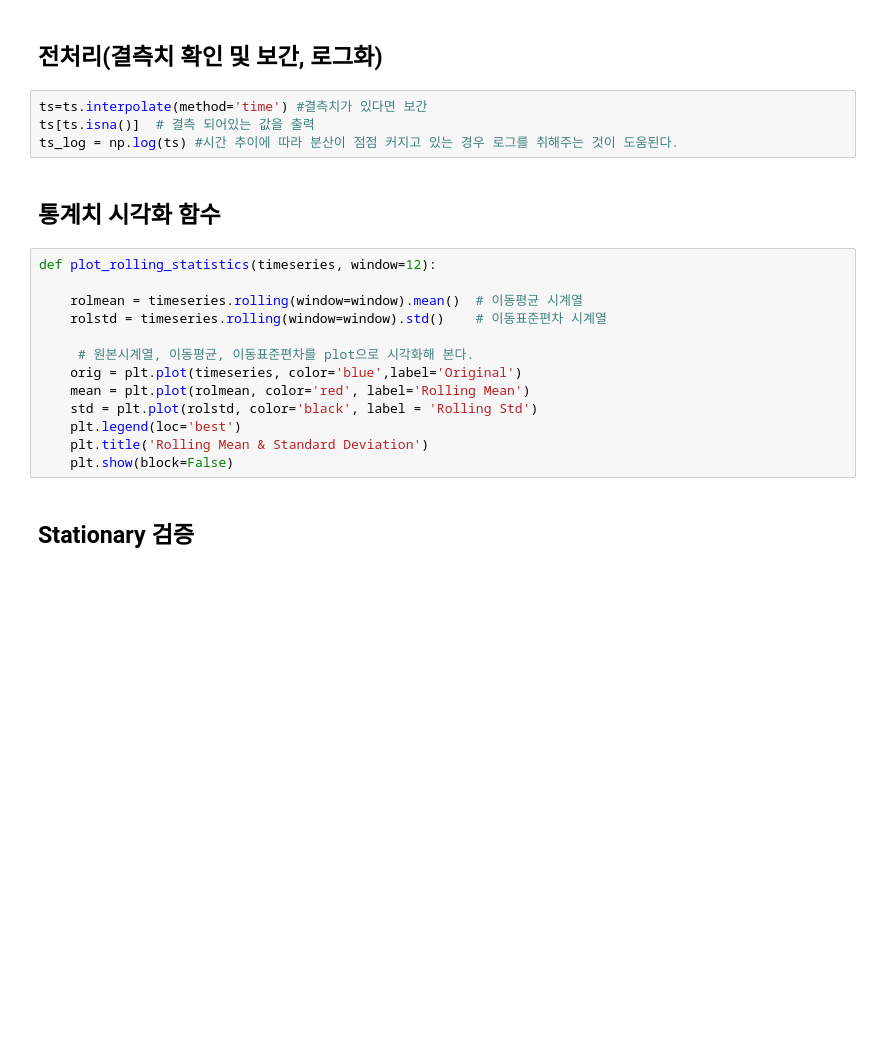
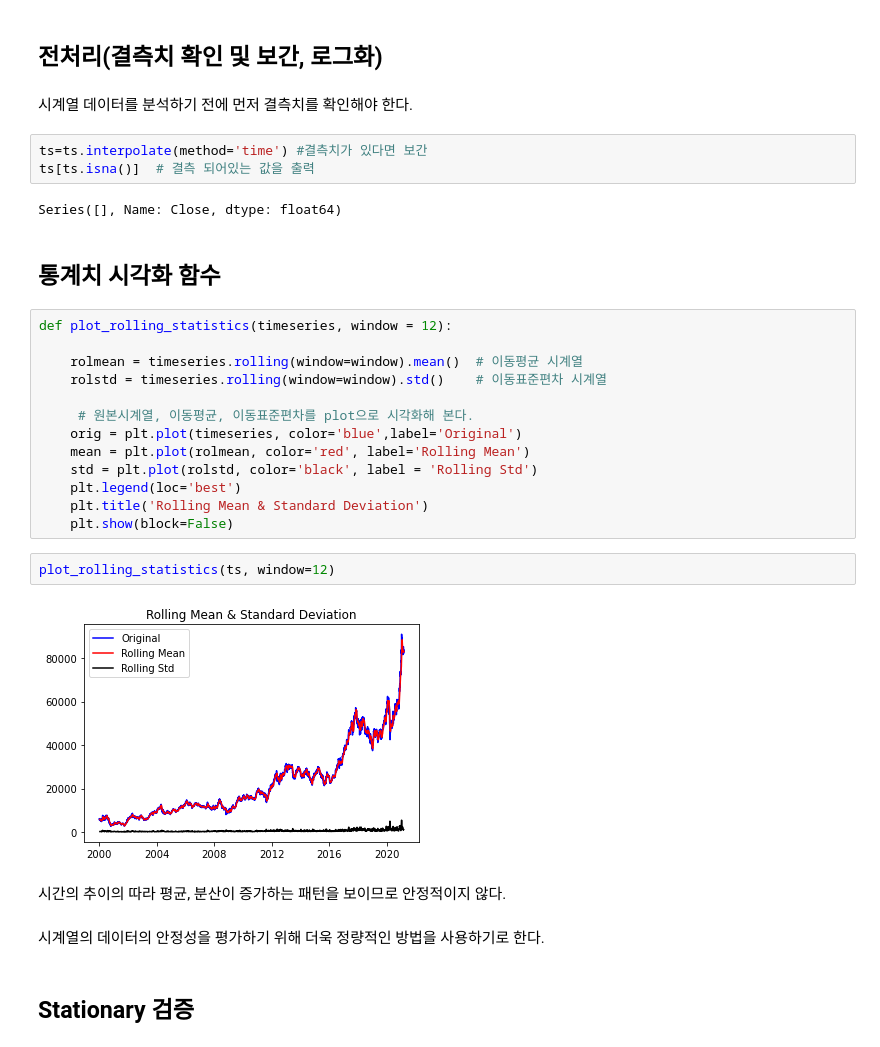
Before and after one commit to yeoooo/AI_Aiffel, a Jupyter notebook: (E13)Stock_Prediction_2021_02_25_yeoooo.ipynb, the cells around one changed output. Cells and saved outputs as stored; diff of their text form; blank space fills up the shorter version.

```diff
--- a/(E13)Stock_Prediction_2021_02_25_yeoooo.ipynb
+++ b/(E13)Stock_Prediction_2021_02_25_yeoooo.ipynb
@@ -23,14 +23,17 @@ Date
 Name: Close, dtype: float64
 # %% [markdown]
 ## 전처리(결측치 확인 및 보간, 로그화)
+# %% [markdown]
+시계열 데이터를 분석하기 전에 먼저 결측치를 확인해야 한다.
 # %%
 ts=ts.interpolate(method='time') #결측치가 있다면 보간
 ts[ts.isna()]  # 결측 되어있는 값을 출력
-ts_log = np.log(ts) #시간 추이에 따라 분산이 점점 커지고 있는 경우 로그를 취해주는 것이 도움된다.
+# %% [output]
+Series([], Name: Close, dtype: float64)
 # %% [markdown]
 ## 통계치 시각화 함수
 # %%
-def plot_rolling_statistics(timeseries, window=12):
+def plot_rolling_statistics(timeseries, window = 12):
 
     rolmean = timeseries.rolling(window=window).mean()  # 이동평균 시계열
     rolstd = timeseries.rolling(window=window).std()    # 이동표준편차 시계열
@@ -42,6 +45,14 @@ def plot_rolling_statistics(timeseries, window=12):
     plt.legend(loc='best')
     plt.title('Rolling Mean & Standard Deviation')
     plt.show(block=False)
+# %%
+plot_rolling_statistics(ts, window=12)
+# %% [output]
+[figure, added]
+# %% [markdown]
+시간의 추이의 따라 평균, 분산이 증가하는 패턴을 보이므로 안정적이지 않다.
+# %% [markdown]
+시계열의 데이터의 안정성을 평가하기 위해 더욱 정량적인 방법을 사용하기로 한다.
 # %% [markdown]
 ## Stationary 검증
 # %% [markdown]
```
Also changed, not shown: parts of 73 cells of this notebook.
